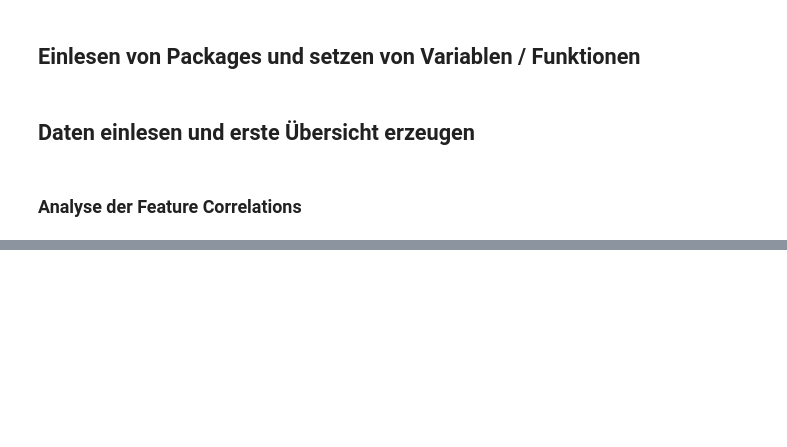
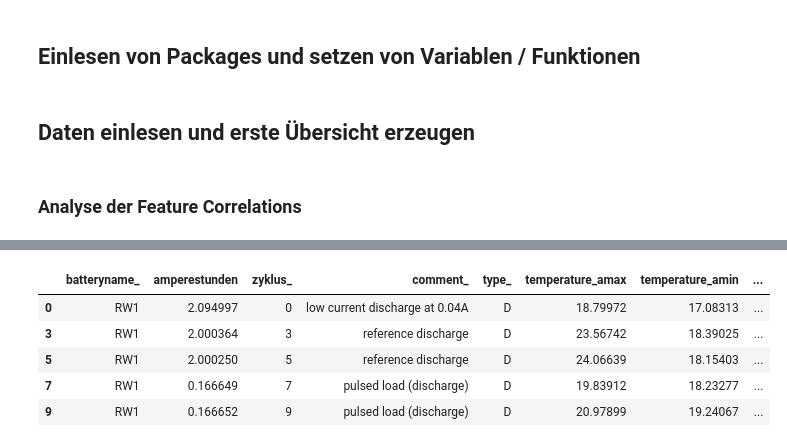
Before and after one commit to DaMuBo/battery_failure_predictions, a Jupyter notebook: 5_analysis_daniel.ipynb, the cells around one changed output, grey strips where cells are left out. Cells and saved outputs as stored; diff of their text form; code cells hidden in the pictures; blank space fills up the shorter version.

```diff
--- a/5_analysis_daniel.ipynb
+++ b/5_analysis_daniel.ipynb
@@ -54,0 +57,9 @@ plt.draw()
+# %%
+df.head()
+# %% [output]
+|  | batteryname_ | amperestunden | zyklus_ | comment_ | type_ | temperature_amax | temperature_amin | ... |
+| 0 | RW1 | 2.094997 | 0 | low current discharge at 0.04A | D | 18.79972 | 17.08313 | ... |
+| 3 | RW1 | 2.000364 | 3 | reference discharge | D | 23.56742 | 18.39025 | ... |
+| 5 | RW1 | 2.000250 | 5 | reference discharge | D | 24.06639 | 18.15403 | ... |
+| 7 | RW1 | 0.166649 | 7 | pulsed load (discharge) | D | 19.83912 | 18.23277 | ... |
+| 9 | RW1 | 0.166652 | 9 | pulsed load (discharge) | D | 20.97899 | 19.24067 | ... |
```
Also changed, not shown: parts of 4 cells of this notebook, 1 other file.
